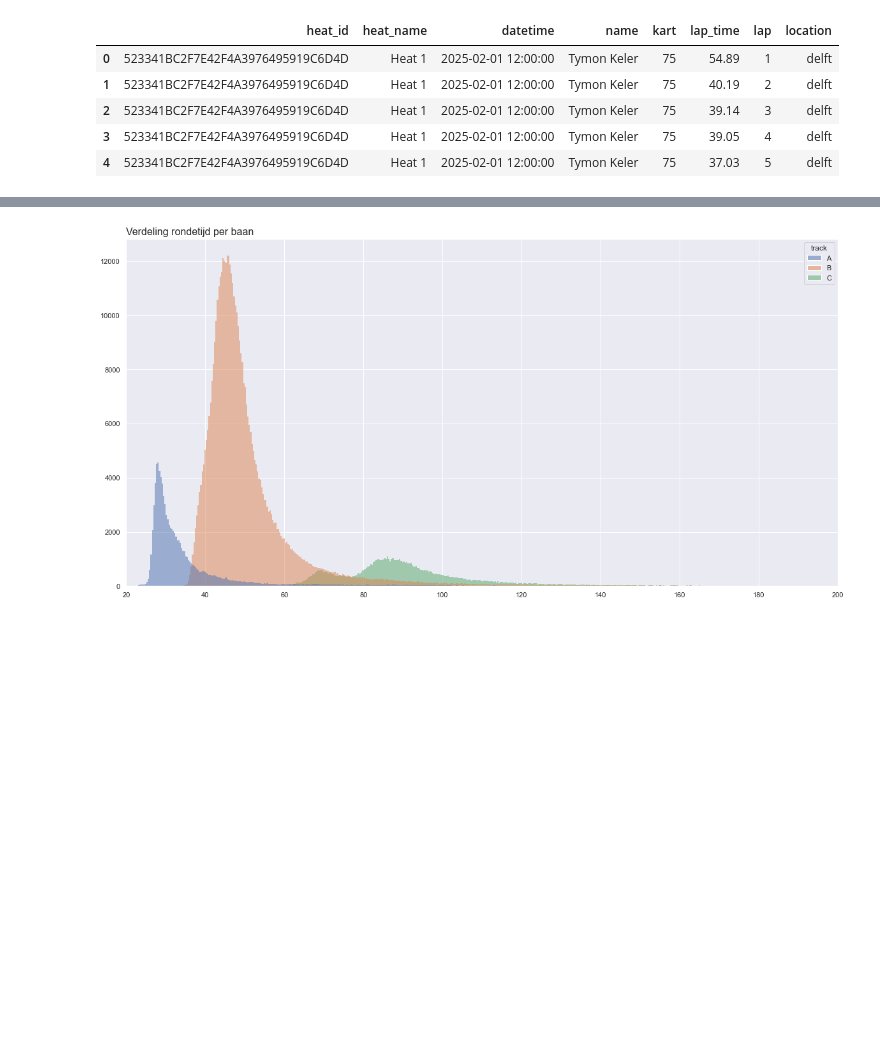
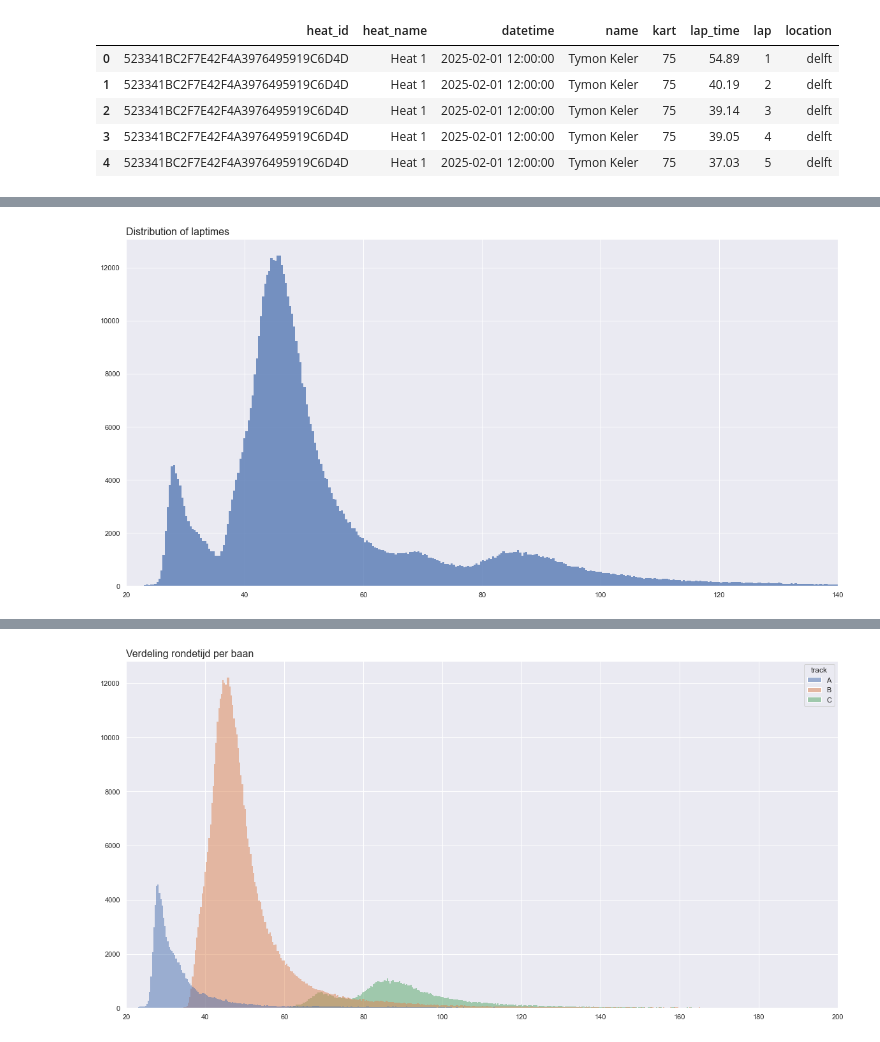
Before and after one commit to danteschrama/kart-lap-times-analysis, a Jupyter notebook: notebooks/data_analytics.ipynb, the cells around one changed output, grey strips where cells are left out. Cells and saved outputs as stored; diff of their text form; code cells hidden in the pictures; blank space fills up the shorter version.

```diff
--- a/notebooks/data_analytics.ipynb
+++ b/notebooks/data_analytics.ipynb
@@ -154,0 +222,14 @@ df["year_month"] = df["datetime"].values.astype("datetime64[M]")
+# %%
+ax = sns.histplot(
+    data=df[df["location"] == "delft"],
+    x="lap_time"
+)
+plt.xlim(20, 140)
+
+ax.set_title("Distribution of laptimes", fontsize=16, loc="left")
+ax.set_ylabel(None)
+ax.set_xlabel(None)
+
+plt.show()
+# %% [output]
+[figure, added]
```
Also changed, not shown: parts of 38 cells of this notebook.
